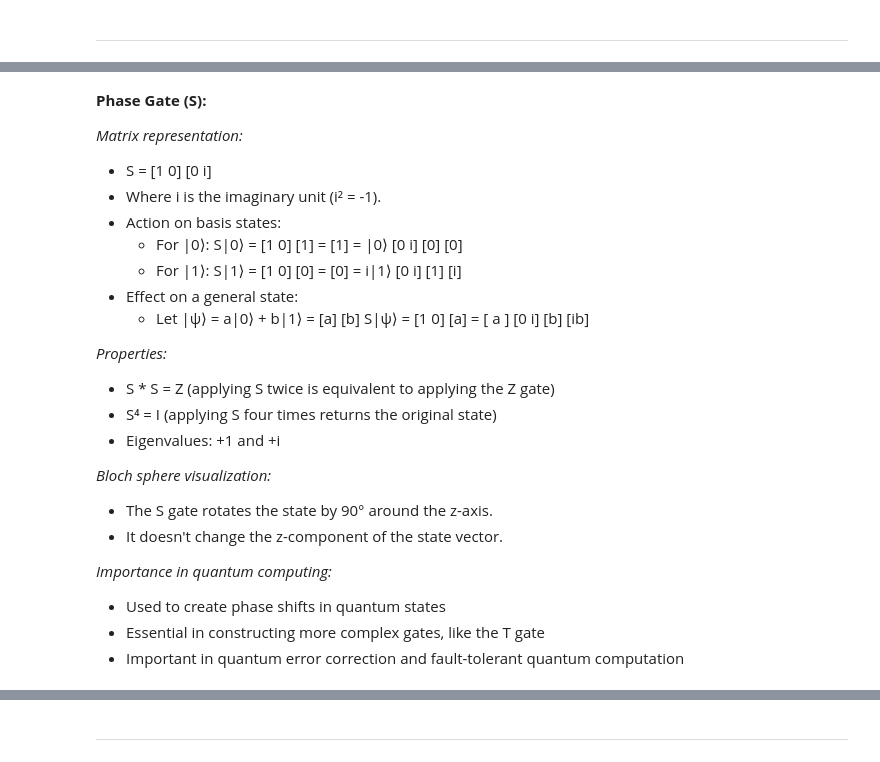
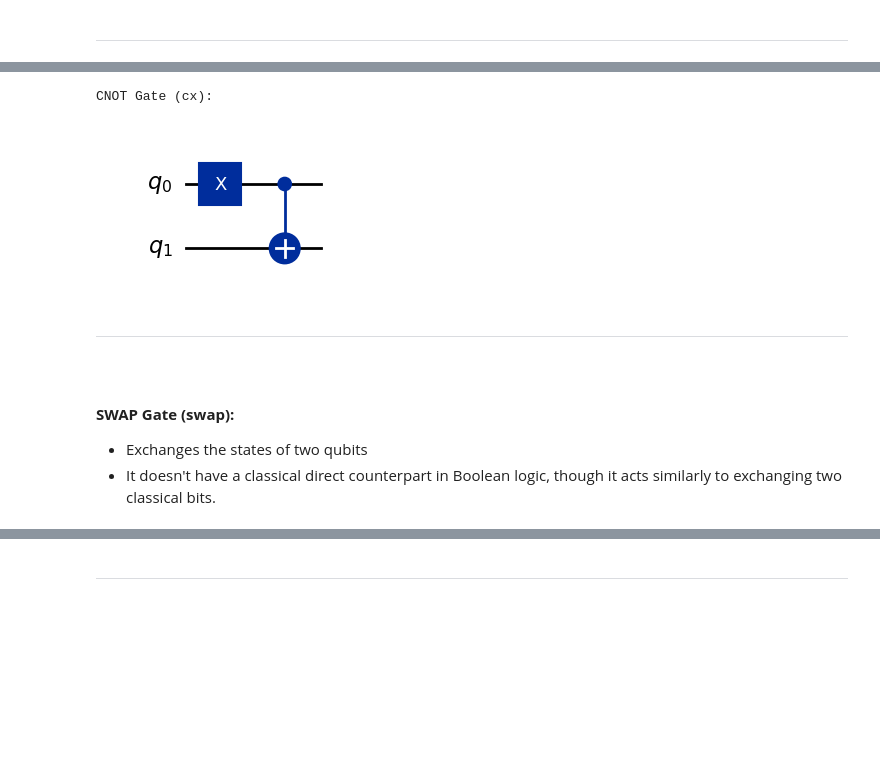
Before and after one commit to tentaclepurple/42_Ftl_quantum, a Jupyter notebook: Exercise_12/Gates.ipynb, the cells around one changed output, grey strips where cells are left out. Cells and saved outputs as stored; diff of their text form; code cells hidden in the pictures; blank space fills up the shorter version.

```diff
--- a/Exercise_4/Gates.ipynb
+++ b/Exercise_12/Gates.ipynb
@@ -282,39 +300,23 @@ meas: 1/═════════╩═
+# %%
+qc = QuantumCircuit(2)
+
+qc.x(0)
+
+qc.cx(0, 1)
+
+print("CNOT Gate (cx):")
+qc.draw(output="mpl")
+# %% [output]
+CNOT Gate (cx):
+[figure, added]
+# %% [markdown]
+---
 # %% [markdown]
-**Phase Gate (S):**
+<br/>
+<br/>
 
-*Matrix representation:*
-- S = [1 0]
-[0 i]
-- Where i is the imaginary unit (i² = -1).
-- Action on basis states:
-    - For |0⟩:
-S|0⟩ = [1 0] [1] = [1] = |0⟩
-[0 i] [0]   [0]
-    - For |1⟩:
-S|1⟩ = [1 0] [0] = [0] = i|1⟩
-[0 i] [1]   [i]
-- Effect on a general state:
-    - Let |ψ⟩ = a|0⟩ + b|1⟩ = [a]
-[b]
-S|ψ⟩ = [1 0] [a] = [ a ]
-[0 i] [b]   [ib]
+**SWAP Gate (swap):**
 
-*Properties:*
-
-- S * S = Z (applying S twice is equivalent to applying the Z gate)
-- S⁴ = I (applying S four times returns the original state)
-- Eigenvalues: +1 and +i
-
-
-*Bloch sphere visualization:*
-
-- The S gate rotates the state by 90° around the z-axis.
-- It doesn't change the z-component of the state vector.
-
-
-*Importance in quantum computing:*
-
-- Used to create phase shifts in quantum states
-- Essential in constructing more complex gates, like the T gate
-- Important in quantum error correction and fault-tolerant quantum computation
+- Exchanges the states of two qubits
+- It doesn't have a classical direct counterpart in Boolean logic, though it acts similarly to exchanging two classical bits.
 # %%
```
Also changed, not shown: parts of 26 cells of this notebook, 7 other files.
